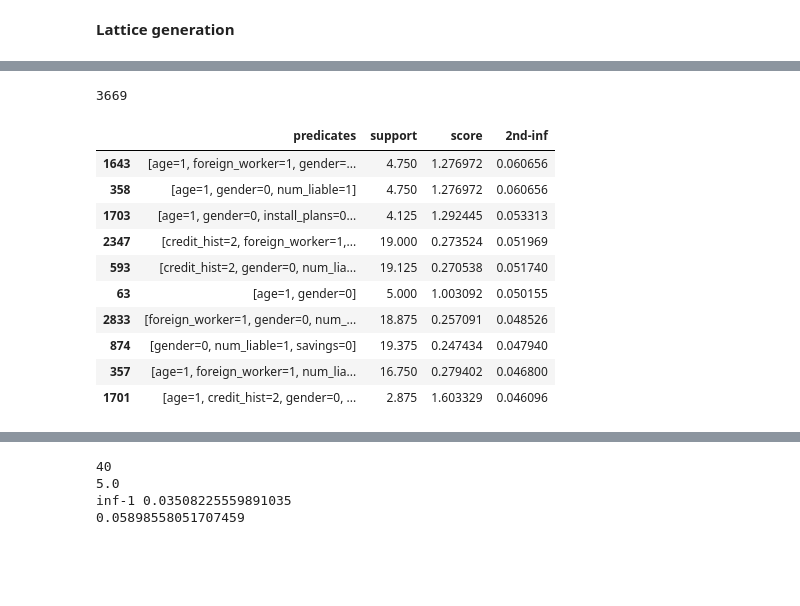
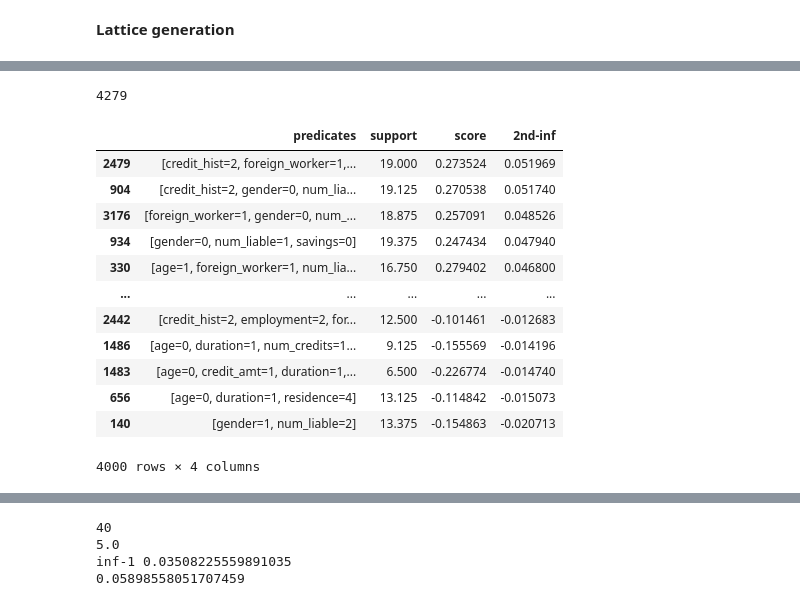
Before and after one commit to romilapradhan/gopher, a Jupyter notebook: german/if_predicates-german.ipynb, the cells around one changed output, grey strips where cells are left out. Cells and saved outputs as stored; diff of their text form; code cells hidden in the pictures; blank space fills up the shorter version.

```diff
--- a/german/if_predicates-german.ipynb
+++ b/german/if_predicates-german.ipynb
@@ -620,9 +621,9 @@ KendalltauResult(correlation=0.7519437245464643, pvalue=2.588530493542106e-21)
 # %%
 alpha_f_lower = (-0.01) * (spd_0)
 alpha_f_upper = -spd_0
-del_f_threshold = (0.20) * spd_0
-support = 0.01 # Do not consider extremely small patterns
-support_small = 0.2 # For small patterns, 2nd-order estimation is quite accurate
+del_f_threshold = (0.0) * spd_0
+support = 0.05 # Do not consider extremely small patterns
+support_small = 0.3 # For small patterns, 2nd-order estimation is quite accurate
 del_f_threshold_small = (-0.1) * (spd_0)
 print("alpha_f_lower:", alpha_f_lower)
 print("alpha_f_upper:", alpha_f_upper)
@@ -643,3 +644,25 @@ support_small: 0.2
 del_f_threshold_small: 0.011218759952324076
 # %% [markdown]
 **Lattice generation**
+# %%
+candidates_1 = []
+for i in range(len(candidates)):
+    candidate = []
+    candidate_i = candidates.iloc[i]
+#     if ((candidate_i["second_order_influences"] > del_f_threshold) &
+#         (candidate_i["fractionRows"] > support)):
+    if ((candidate_i["fractionRows"] > support_small)
+#         or
+#        ((candidate_i["fractionRows"] > support) & (candidate_i["second_order_influences"] > del_f_threshold))
+       ):
+        attr_i = candidate_i["attributes"]
+        val_i = str(candidate_i["attributeValues"])
+        predicates = []
+        predicates.insert(0, attr_i + '=' + str(val_i))
+        candidate.insert(0, predicates)
+        candidate.insert(1, candidate_i["fractionRows"])
+        candidate.insert(2, candidate_i["score"])
+        candidate.insert(3, candidate_i["second_order_influences"])
+        candidates_1.insert(i, candidate)
+print("Generated: ", len(candidates_1), " 1-candidates")
+candidates_1.sort()
@@ -809,18 +851,22 @@ Wall time: 2min 14s
 # %%
 candidates_support_3_compact = copy.deepcopy(candidates_all)
 print(len(candidates_support_3_compact))
 candidates_df_3_compact = pd.DataFrame(candidates_support_3_compact, columns=["predicates","support","score","2nd-inf"])
-display(candidates_df_3_compact[candidates_df_3_compact["support"] < 20].sort_values(by=['2nd-inf'], ascending=False).head(10))
+candidates_df_3_compact = candidates_df_3_compact[candidates_df_3_compact["support"] < 20].sort_values(by=['2nd-inf'], ascending=False)
+display(candidates_df_3_compact)
+# display(candidates_df_3_compact[candidates_df_3_compact["support"] < 20].sort_values(by=['2nd-inf'], ascending=False).head(5))
 # %% [output]
-3669
+4279
 |  | predicates | support | score | 2nd-inf |
-| 1643 | [age=1, foreign_worker=1, gender=... | 4.750 | 1.276972 | 0.060656 |
-| 358 | [age=1, gender=0, num_liable=1] | 4.750 | 1.276972 | 0.060656 |
-| 1703 | [age=1, gender=0, install_plans=0... | 4.125 | 1.292445 | 0.053313 |
-| 2347 | [credit_hist=2, foreign_worker=1,... | 19.000 | 0.273524 | 0.051969 |
-| 593 | [credit_hist=2, gender=0, num_lia... | 19.125 | 0.270538 | 0.051740 |
-| 63 | [age=1, gender=0] | 5.000 | 1.003092 | 0.050155 |
-| 2833 | [foreign_worker=1, gender=0, num_... | 18.875 | 0.257091 | 0.048526 |
-| 874 | [gender=0, num_liable=1, savings=0] | 19.375 | 0.247434 | 0.047940 |
-| 357 | [age=1, foreign_worker=1, num_lia... | 16.750 | 0.279402 | 0.046800 |
-| 1701 | [age=1, credit_hist=2, gender=0, ... | 2.875 | 1.603329 | 0.046096 |
+| 2479 | [credit_hist=2, foreign_worker=1,... | 19.000 | 0.273524 | 0.051969 |
+| 904 | [credit_hist=2, gender=0, num_lia... | 19.125 | 0.270538 | 0.051740 |
+| 3176 | [foreign_worker=1, gender=0, num_... | 18.875 | 0.257091 | 0.048526 |
+| 934 | [gender=0, num_liable=1, savings=0] | 19.375 | 0.247434 | 0.047940 |
+| 330 | [age=1, foreign_worker=1, num_lia... | 16.750 | 0.279402 | 0.046800 |
+| ... | ... | ... | ... | ... |
+| 2442 | [credit_hist=2, employment=2, for... | 12.500 | -0.101461 | -0.012683 |
+| 1486 | [age=0, duration=1, num_credits=1... | 9.125 | -0.155569 | -0.014196 |
+| 1483 | [age=0, credit_amt=1, duration=1,... | 6.500 | -0.226774 | -0.014740 |
+| 656 | [age=0, duration=1, residence=4] | 13.125 | -0.114842 | -0.015073 |
+| 140 | [gender=1, num_liable=2] | 13.375 | -0.154863 | -0.020713 |
+4000 rows × 4 columns
```
Also changed, not shown: parts of 6 cells of this notebook.
